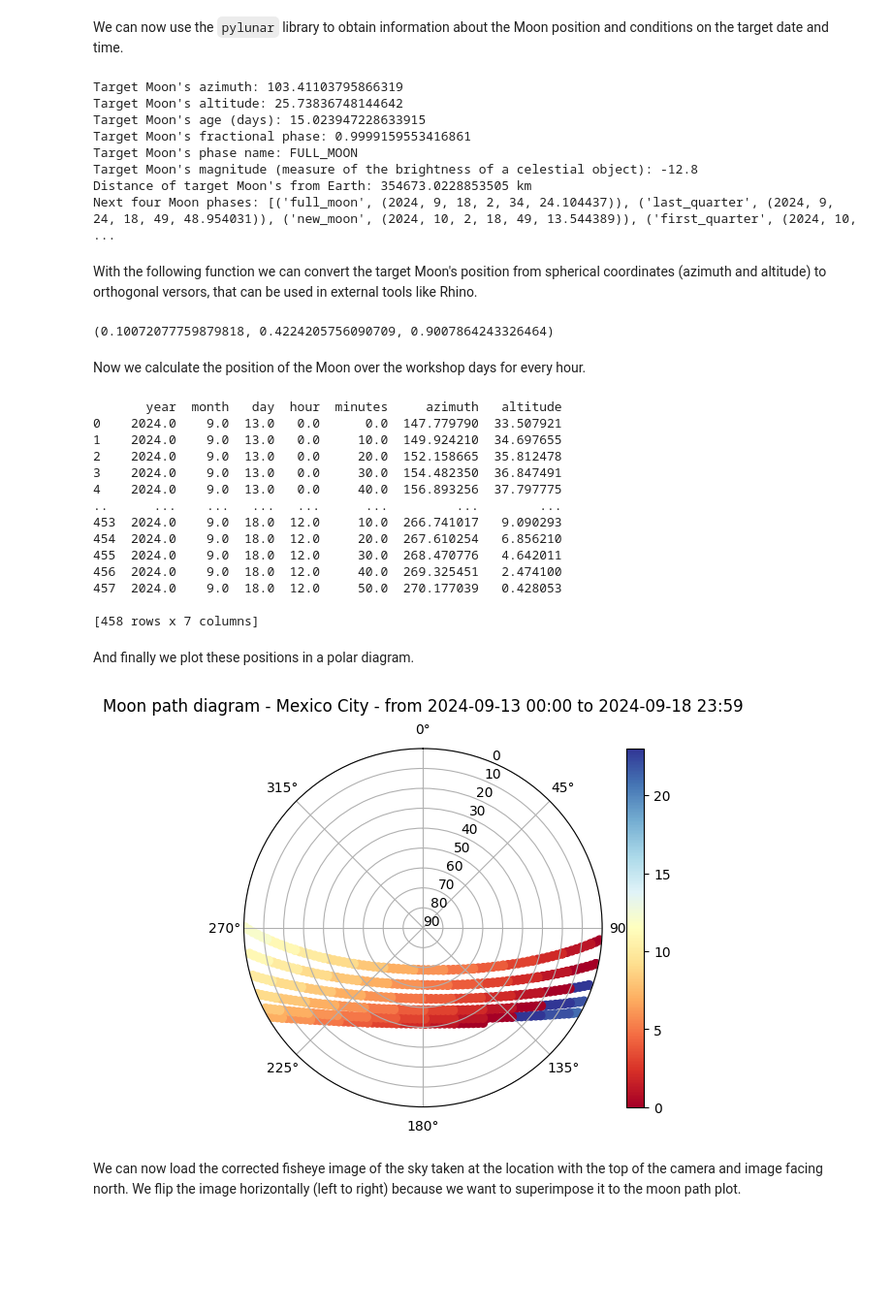
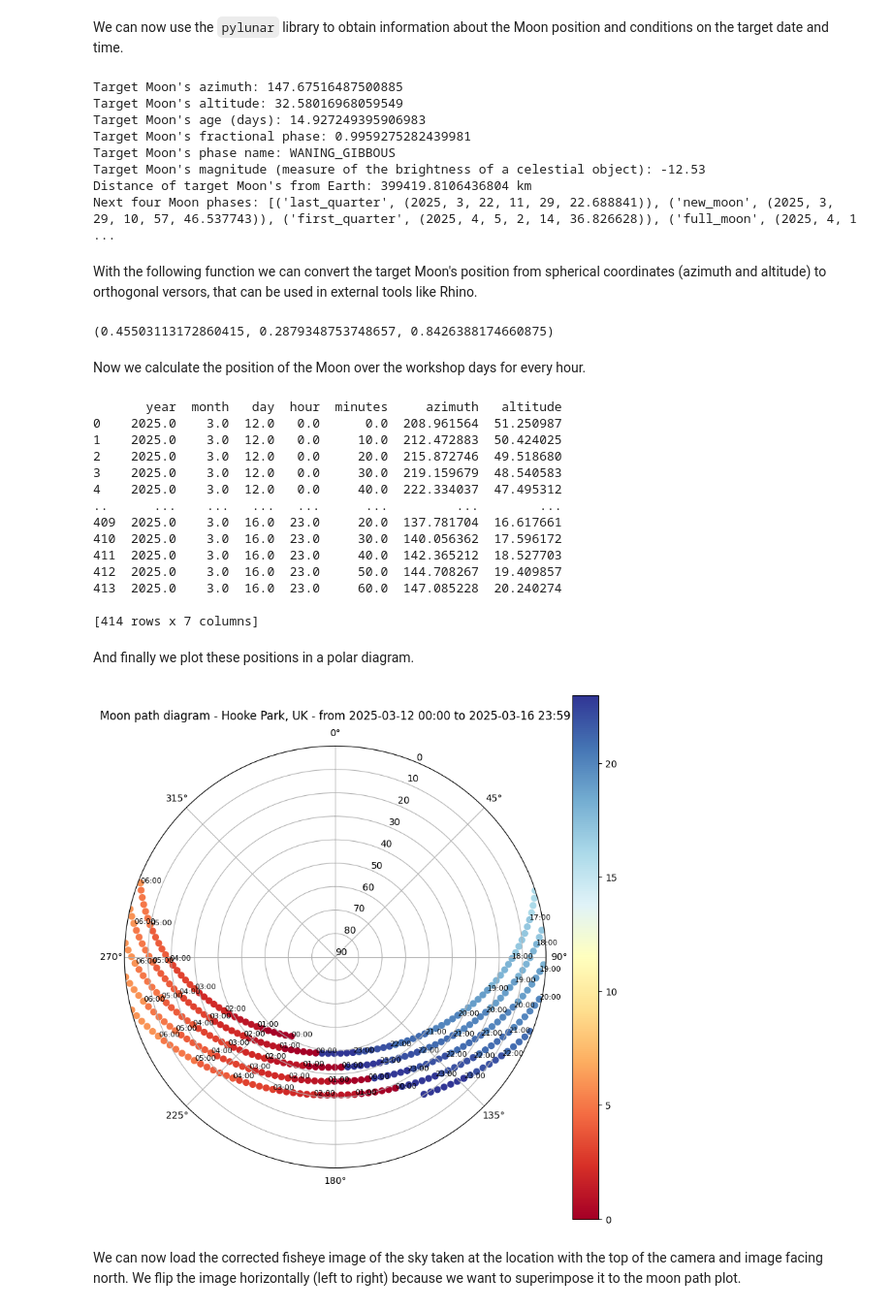
Before and after one commit to fullmoontheatre/fmt_planning, a Jupyter notebook: Full_Moon_Theatre_Planning.ipynb, the cells around one changed output. Shown at 97% size. Cells and saved outputs as stored; diff of their text form; code cells hidden in the pictures; blank space fills up the shorter version.

Commit message:
adding hourly labels to the moonpath plot

```diff
--- a/Full_Moon_Theatre_Planning.ipynb
+++ b/Full_Moon_Theatre_Planning.ipynb
@@ -22,8 +22,13 @@ We then select a location, the starting and ending dates for the Full Moon Theat
 The location should be indicated with the syntax "Location name, Country Code", for instance "Montpellier, FR".
 # %%
 # LOCATION_NAME = "Montpellier, FR"
-# LOCATION_NAME = "Hooke Park, UK"
-LOCATION_NAME = "Mexico City"
+LOCATION_NAME = "Hooke Park, UK"
+# LOCATION_NAME = "Mexico City"
+# LOCATION_NAME = "Teatro di Segesta"
+# LOCATION_NAME = "Teatro di Andromeda, Sicilia"
+# LOCATION_NAME = "Monte Jato, Italy"
+# LOCATION_NAME = "Rocca Palumba, Italy"
+# LOCATION_NAME = "Castiglione di Sicilia CT, Italy"
 # LOCATION_NAME = "La Grange, Causse de la Selle, FR"
 # LOCATION_NAME = "Théâtre de Verdure, Pl. des Aires, 13500 Martigues"
 # LOCATION_NAME = "Saint-Roman-de-Codières, Occitanie"
@@ -170,9 +175,9 @@ full_moons
 # %% [markdown]
 We can now use the `pylunar` library to obtain information about the Moon position and conditions on the target date and time.
 # %%
-TARGET_MOMENT = (2024, 9, 18, 2, 30, 0) # format: (YEAR, MONTH, DAY, HOUR, MINUTES, SECONDS)
-START_DAY = [2024, 9, 13] # format: [YEAR, MONTH, DAY]
-END_DAY = [2024, 9, 18] # format: [YEAR, MONTH, DAY]
+TARGET_MOMENT = (2025, 3, 14, 23, 0, 0) # format: (YEAR, MONTH, DAY, HOUR, MINUTES, SECONDS)
+START_DAY = [2025, 3, 12] # format: [YEAR, MONTH, DAY]
+END_DAY = [2025, 3, 16] # format: [YEAR, MONTH, DAY]
 
 moon_info = pylunar.MoonInfo(latitude_dms, longitude_dms)
 moon_info.update(TARGET_MOMENT)
@@ -185,14 +190,14 @@ print("Target Moon's magnitude (measure of the brightness of a celestial object)
 print("Distance of target Moon's from Earth:", moon_info.earth_distance(), "km")
 print("Next four Moon phases:", moon_info.next_four_phases())
 # %% [output]
-Target Moon's azimuth: 103.41103795866319
-Target Moon's altitude: 25.73836748144642
-Target Moon's age (days): 15.023947228633915
-Target Moon's fractional phase: 0.9999159553416861
-Target Moon's phase name: FULL_MOON
-Target Moon's magnitude (measure of the brightness of a celestial object): -12.8
-Distance of target Moon's from Earth: 354673.0228853505 km
-Next four Moon phases: [('full_moon', (2024, 9, 18, 2, 34, 24.104437)), ('last_quarter', (2024, 9, 24, 18, 49, 48.954031)), ('new_moon', (2024, 10, 2, 18, 49, 13.544389)), ('first_quarter', (2024, 10, ...
+Target Moon's azimuth: 147.67516487500885
+Target Moon's altitude: 32.58016968059549
+Target Moon's age (days): 14.927249395906983
+Target Moon's fractional phase: 0.9959275282439981
+Target Moon's phase name: WANING_GIBBOUS
+Target Moon's magnitude (measure of the brightness of a celestial object): -12.53
+Distance of target Moon's from Earth: 399419.8106436804 km
+Next four Moon phases: [('last_quarter', (2025, 3, 22, 11, 29, 22.688841)), ('new_moon', (2025, 3, 29, 10, 57, 46.537743)), ('first_quarter', (2025, 4, 5, 2, 14, 36.826628)), ('full_moon', (2025, 4, 1 ...
 # %% [markdown]
 With the following function we can convert the target Moon's position from spherical coordinates (azimuth and altitude) to orthogonal versors, that can be used in external tools like Rhino.
 # %%
@@ -205,12 +210,15 @@ def spherical_to_versors(r, azimuth, altitude):
 spherical_to_versors(1, math.radians(moon_info.azimuth()), math.radians((moon_info.altitude() + 180) % 360))
 # spherical_to_versors(1, math.radians(0), math.radians((45 + 180) % 360))
 # %% [output]
-(0.10072077759879818, 0.4224205756090709, 0.9007864243326464)
+(0.45503113172860415, 0.2879348753748657, 0.8426388174660875)
 # %% [markdown]
 Now we calculate the position of the Moon over the workshop days for every hour.
 # %%
 # moon_positions = []
 moon_positions = pd.DataFrame(columns = ["year","month","day","hour","minutes","azimuth","altitude"])
+hours = []
+azimuths = []
+altitudes = []
 for year in range(START_DAY[0], END_DAY[0]+1):
     for month in range(START_DAY[1], END_DAY[1]+1):
         for day in range(START_DAY[2], END_DAY[2]+1):
@@ -221,22 +229,26 @@ for year in range(START_DAY[0], END_DAY[0]+1):
                     if moon_info.altitude()>0:
                         moon_positions.loc[len(moon_positions)] = [year, month, day, hour, minutes,
                                                                moon_info.azimuth(), moon_info.altitude()]
+                        if minutes == 0:
+                            hours.append(hour)
+                            azimuths.append(moon_info.azimuth())
+                            altitudes.append(moon_info.altitude())
 print(moon_positions)
 # %% [output]
        year  month   day  hour  minutes     azimuth   altitude
-0    2024.0    9.0  13.0   0.0      0.0  147.779790  33.507921
-1    2024.0    9.0  13.0   0.0     10.0  149.924210  34.697655
-2    2024.0    9.0  13.0   0.0     20.0  152.158665  35.812478
-3    2024.0    9.0  13.0   0.0     30.0  154.482350  36.847491
-4    2024.0    9.0  13.0   0.0     40.0  156.893256  37.797775
+0    2025.0    3.0  12.0   0.0      0.0  208.961564  51.250987
+1    2025.0    3.0  12.0   0.0     10.0  212.472883  50.424025
+2    2025.0    3.0  12.0   0.0     20.0  215.872746  49.518680
+3    2025.0    3.0  12.0   0.0     30.0  219.159679  48.540583
+4    2025.0    3.0  12.0   0.0     40.0  222.334037  47.495312
 ..      ...    ...   ...   ...      ...         ...        ...
-453  2024.0    9.0  18.0  12.0     10.0  266.741017   9.090293
-454  2024.0    9.0  18.0  12.0     20.0  267.610254   6.856210
-455  2024.0    9.0  18.0  12.0     30.0  268.470776   4.642011
-456  2024.0    9.0  18.0  12.0     40.0  269.325451   2.474100
-457  2024.0    9.0  18.0  12.0     50.0  270.177039   0.428053
+409  2025.0    3.0  16.0  23.0     20.0  137.781704  16.617661
+410  2025.0    3.0  16.0  23.0     30.0  140.056362  17.596172
+411  2025.0    3.0  16.0  23.0     40.0  142.365212  18.527703
+412  2025.0    3.0  16.0  23.0     50.0  144.708267  19.409857
+413  2025.0    3.0  16.0  23.0     60.0  147.085228  20.240274
 
-[458 rows x 7 columns]
+[414 rows x 7 columns]
 # %% [markdown]
 And finally we plot these positions in a polar diagram.
 # %%
@@ -246,35 +258,39 @@ And finally we plot these positions in a polar diagram.
 
 time_format = "%Y-%m-%d %H:%M"
 start_time = datetime(START_DAY[0], START_DAY[1], START_DAY[2]).strftime(time_format)
 end_time = datetime(END_DAY[0], END_DAY[1], END_DAY[2], 23, 59).strftime(time_format)
 
 ax = plt.subplot(1, 1, 1, projection='polar')
 
 cm = matplotlib.colormaps['RdYlBu']
 
 points = ax.scatter(np.radians(moon_positions['azimuth'].values), moon_positions['altitude'].values,
                     s=40, label="Hours", c=moon_positions['hour'].values, cmap=cm)
 
+# Add annotations for each hour
+for hour, az, alt in zip(hours, azimuths, altitudes):
+    ax.annotate(f'{hour:02d}:00', (np.radians(az), alt), fontsize=8)
+
 ax.figure.colorbar(points)
 ax.set_theta_zero_location('N', offset=0)
 ax.set_rlim(bottom=90, top=0)
 ax.set_theta_zero_location('N')
 ax.set_theta_direction(-1)
 ax.set_rlim(90, 0)
 # Note: you must set the end of arange to be slightly larger than 90 or it won't include 90
 ax.set_yticks(np.arange(0, 91, 10))
 # ax.set_yticklabels(ax.get_yticks()[::-1])
 # ax.set_rmax(90)
 # ax.set_rmin(0)
 
-# plt.rcParams['figure.figsize'] = [15, 10]
+plt.rcParams['figure.figsize'] = [10, 10]
 
 ax.set_title("Moon path diagram - %s - from %s to %s" %(LOCATION_NAME, start_time, end_time), va='bottom')
 
 
 plt.show()
 # %% [output]
-[figure, old version]
+[figure, new version]
 # %% [markdown]
 We can now load the corrected fisheye image of the sky taken at the location with the top of the camera and image facing north. We flip the image horizontally (left to right) because we want to superimpose it to the moon path plot.
 # %%
```
Also changed, not shown: parts of 6 cells of this notebook.
